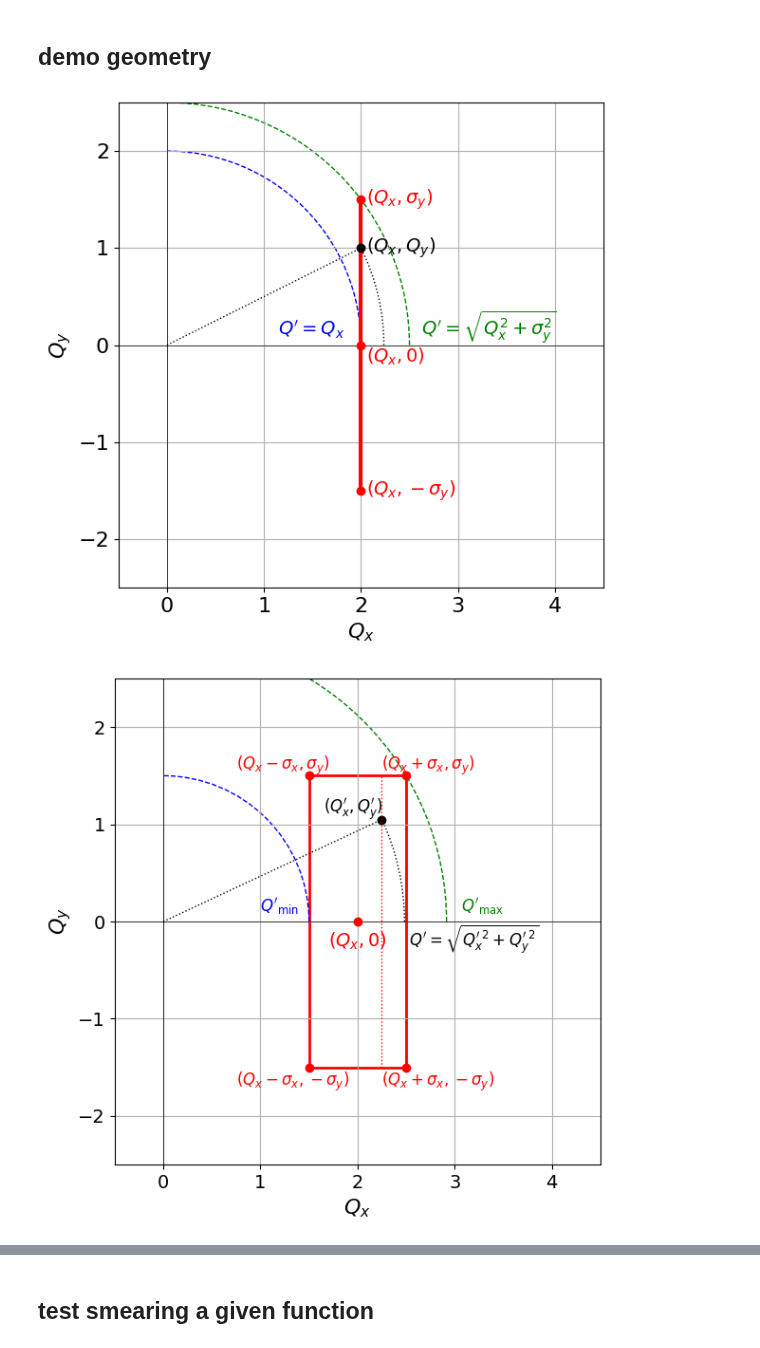
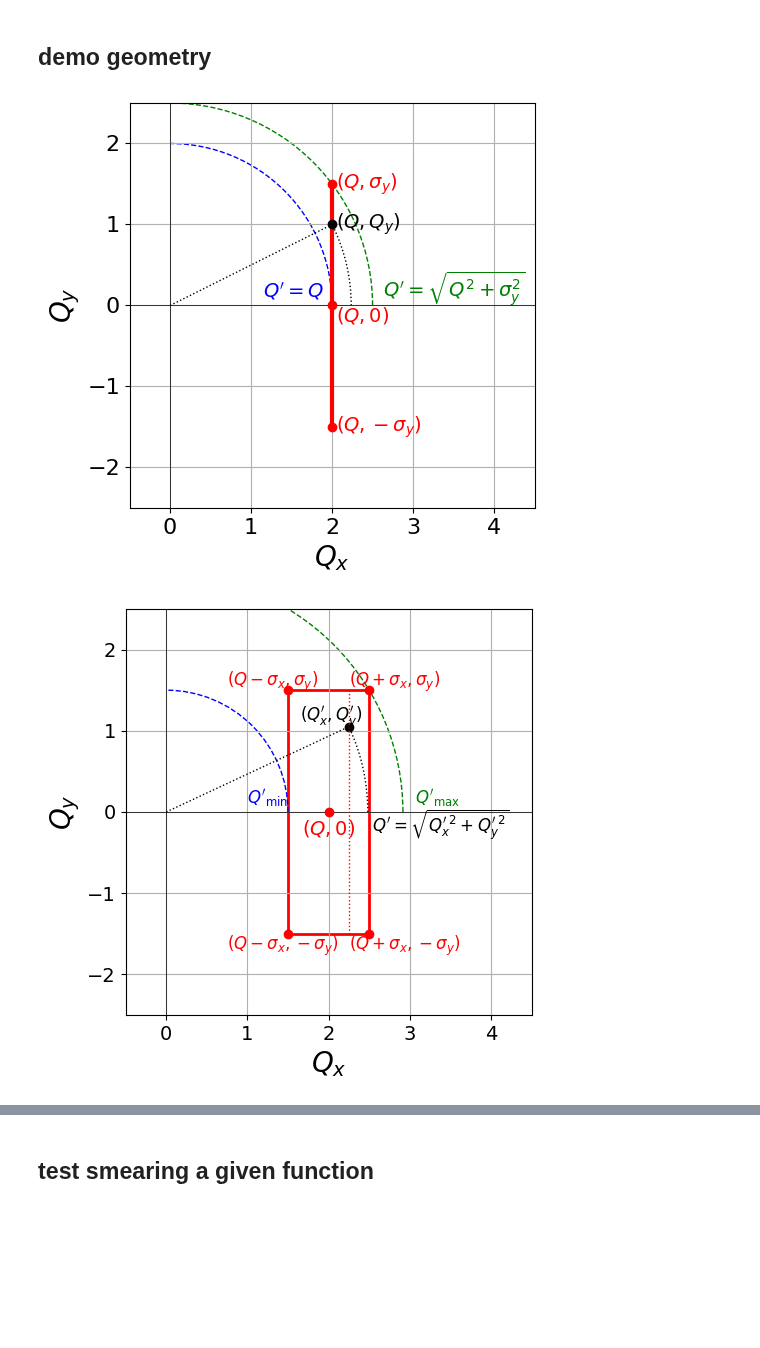
Before and after one commit to ch-tung/MLSR, a Jupyter notebook: desmearing/test_pointspread.ipynb, the cells around one changed output, grey strips where cells are left out. Cells and saved outputs as stored; diff of their text form; code cells hidden in the pictures; blank space fills up the shorter version.

Commit message:
updated some figures

```diff
--- a/desmearing/test_pointspread.ipynb
+++ b/desmearing/test_pointspread.ipynb
@@ -702,7 +745,7 @@ sigma_y_val = 1.5
 Qmax_val = np.sqrt(Qx_val**2 + sigma_y_val**2)
 
 # Create the plot
-fig, ax = plt.subplots(figsize=(8, 6))
+fig, ax = plt.subplots(figsize=(6, 5))
 
 # Draw axes
 ax.axhline(0, color='black', lw=0.5)
@@ -717,33 +760,33 @@ ax.plot([Qx_val], [sigma_y_val], 'ro')
 ax.plot([Qx_val], [-sigma_y_val], 'ro')
 
 # Add labels for points
-ax.text(Qx_val + 0.05, -0.12, '$(Q_x, 0)$', ha='left', va='center', fontsize=14, color='r')
-ax.text(Qx_val + 0.05, sigma_y_val, '$(Q_x, \sigma_y)$', ha='left', va='center', fontsize=14, color='r')
-ax.text(Qx_val + 0.05, -sigma_y_val, '$(Q_x, -\sigma_y)$', ha='left', va='center', fontsize=14, color='r')
+ax.text(Qx_val + 0.05, -0.12, '$(Q, 0)$', ha='left', va='center', fontsize=14, color='r')
+ax.text(Qx_val + 0.05, sigma_y_val, '$(Q, \sigma_y)$', ha='left', va='center', fontsize=14, color='r')
+ax.text(Qx_val + 0.05, -sigma_y_val, '$(Q, -\sigma_y)$', ha='left', va='center', fontsize=14, color='r')
 
 # Draw arcs to represent Q'
 # Arc for Q' = Q_x
 arc_min = patches.Arc((0, 0), 2 * Qx_val, 2 * Qx_val, theta1=0, theta2=90, color='blue', ls='--', label="$Q' = Q_x$ (min radius)")
 ax.add_patch(arc_min)
-ax.text(Qx_val / 1.75, 0.1, "$Q' = Q_x$", color='blue', fontsize=14)
+ax.text(Qx_val / 1.75, 0.1, "$Q' = Q$", color='blue', fontsize=14)
 
 # Arc for Q' = sqrt(Q_x^2 + sigma_y^2)
 arc_max = patches.Arc((0, 0), 2 * Qmax_val, 2 * Qmax_val, theta1=0, theta2=90, color='green', ls='--', label="$Q' = \sqrt{Q_x^2 + \sigma_y^2}$ (max radius)")
 ax.add_patch(arc_max)
-ax.text(Qmax_val * 1.05, 0.1, "$Q' = \sqrt{Q_x^2 + \sigma_y^2}$", color='green', fontsize=14)
+ax.text(Qmax_val * 1.05, 0.1, "$Q' = \sqrt{Q^2 + \sigma_y^2}$", color='green', fontsize=14)
 
 # Draw a point (Q_x, Q_y) on the slit and the corresponding arc
 Qy_sample = 1.0
 Q_sample = np.sqrt(Qx_val**2 + Qy_sample**2)
 ax.plot([Qx_val], [Qy_sample], 'ko')
-ax.text(Qx_val + 0.05, Qy_sample, '$(Q_x, Q_y)$', ha='left', va='center', fontsize=14)
+ax.text(Qx_val + 0.05, Qy_sample, '$(Q, Q_y)$', ha='left', va='center', fontsize=14)
 arc_sample = patches.Arc((0, 0), 2 * Q_sample, 2 * Q_sample, theta1=0, theta2=np.degrees(np.arctan(Qy_sample/Qx_val)), color='black', ls=':', lw=1, label="$Q' = \sqrt{Q_x^2 + Q_y^2}$")
 ax.add_patch(arc_sample)
 ax.plot([0, Qx_val], [0, Qy_sample], 'k:', lw=1)
 
 # Set labels and title
-ax.set_xlabel('$Q_x$', fontsize=16)
-ax.set_ylabel('$Q_y$', fontsize=16)
+ax.set_xlabel('$Q_x$', fontsize=20)
+ax.set_ylabel('$Q_y$', fontsize=20)
 
 # Set limits and aspect ratio
 ax.set_xlim(-0.5, Qmax_val + 2)
@@ -756,7 +799,7 @@ ax.grid(True)
 plt.tight_layout()
 plt.show()
 # %% [output]
-[figure, old version]
+[figure, new version]
 # %%
 # Parameters
 Qx_val = 2.0
@@ -768,7 +811,7 @@ Qmin_rect = max(Qx_val - sigma_x_val, 0.0)
 Qmax_rect = np.sqrt((Qx_val + sigma_x_val)**2 + sigma_y_val**2)
 
 # Create the plot
-fig, ax = plt.subplots(figsize=(8, 6))
+fig, ax = plt.subplots(figsize=(6,5))
 
 # Axes
 ax.axhline(0, color='black', lw=0.5)
@@ -785,7 +828,7 @@ ax.add_patch(rect)
 
 # Mark the center (Qx, 0)
 ax.plot([Qx_val], [0], 'ro')
-ax.text(Qx_val, -0.2, '$(Q_x, 0)$', ha='center', va='center', fontsize=14, color='r')
+ax.text(Qx_val, -0.2, '$(Q, 0)$', ha='center', va='center', fontsize=14, color='r')
 
 # Mark the four corners
 corners = [
@@ -795,10 +838,10 @@ corners = [
     (Qx_val + sigma_x_val, -sigma_y_val),
 ]
 labels = [
-    r'$(Q_x-\sigma_x, \sigma_y)$',
-    r'$(Q_x+\sigma_x, \sigma_y)$',
-    r'$(Q_x-\sigma_x, -\sigma_y)$',
-    r'$(Q_x+\sigma_x, -\sigma_y)$',
+    r'$(Q-\sigma_x, \sigma_y)$',
+    r'$(Q+\sigma_x, \sigma_y)$',
+    r'$(Q-\sigma_x, -\sigma_y)$',
+    r'$(Q+\sigma_x, -\sigma_y)$',
 ]
 offsets = [(-0.75, 0.1), (-0.25, 0.1), (-0.75, -0.15), (-0.25, -0.15)]
 for (x, y), lab, (dx, dy) in zip(corners, labels, offsets):
@@ -816,7 +859,7 @@ if Qmin_rect > 0:
         theta2=90,
         color='blue',
         ls='--',
-        label=r"$Q'_{\min} \approx Q_x - \sigma_x$"
+        label=r"$Q'_{\min} \approx Q - \sigma_x$"
     )
     ax.add_patch(arc_min)
     ax.text(Qmin_rect / 1.5, 0.1, r"$Q'_{\min}$", color='blue', fontsize=12)
@@ -841,36 +884,36 @@ Qy_sample = 0.7 * sigma_y_val
 Q_sample = np.sqrt(Qx_sample**2 + Qy_sample**2)
 ax.plot([Qx_sample], [Qy_sample], 'ko')
 ax.text(Qx_sample - 0.6, Qy_sample+0.1, r'$(Q_x^\prime, Q_y^\prime)$', ha='left', va='center', fontsize=12)
 ax.plot([Qx_sample, Qx_sample], [-sigma_y_val, sigma_y_val], 'r:', lw=1)
 
 # Ray from origin to sample point (defines Q')
 ax.plot([0, Qx_sample], [0, Qy_sample], 'k:', lw=1)
 arc_sample = patches.Arc(
     (0, 0),
     2 * Q_sample,
     2 * Q_sample,
     theta1=0,
     theta2=np.degrees(np.arctan2(Qy_sample, Qx_sample)),
     color='black',
     ls=':',
     lw=1
 )
 ax.add_patch(arc_sample)
 ax.text(Q_sample * 1.02, -0.25, r"$Q' = \sqrt{Q_x'^2 + Q_y'^2}$", fontsize=12)
 
 # Labels and style
-ax.set_xlabel('$Q_x$', fontsize=16)
-ax.set_ylabel('$Q_y$', fontsize=16)
+ax.set_xlabel('$Q_x$', fontsize=20)
+ax.set_ylabel('$Q_y$', fontsize=20)
 ax.set_xlim(-0.5, Qmax_val + 2)
 ax.set_ylim(-sigma_y_val - 1, sigma_y_val + 1)
 ax.set_aspect('equal', adjustable='box')
 ax.tick_params(axis='both', which='major', labelsize=14)
 ax.grid(True)
 
 plt.tight_layout()
 plt.show()
 # %% [output]
-[figure, old version]
+[figure, new version]
 # %%
 # Parameters
 Qx_val = 2.0
```
Also changed, not shown: parts of 7 cells of this notebook, 2 other files.
